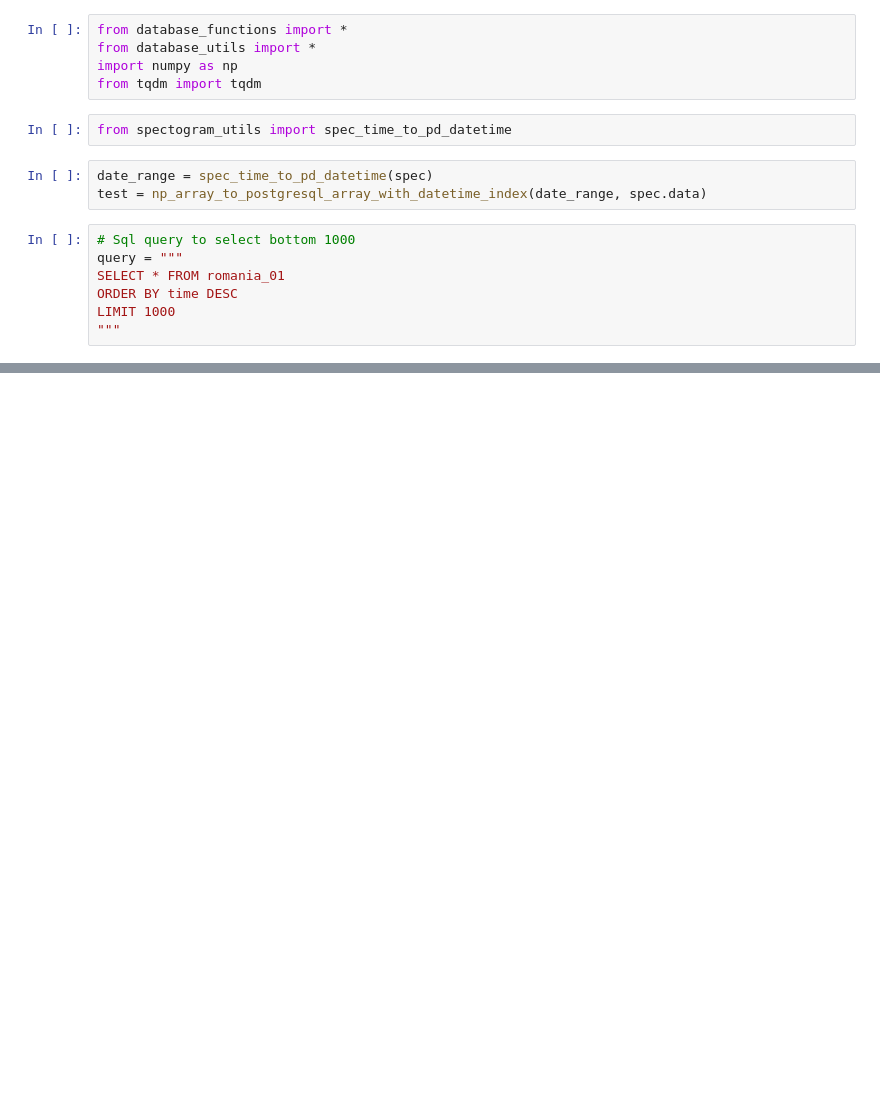
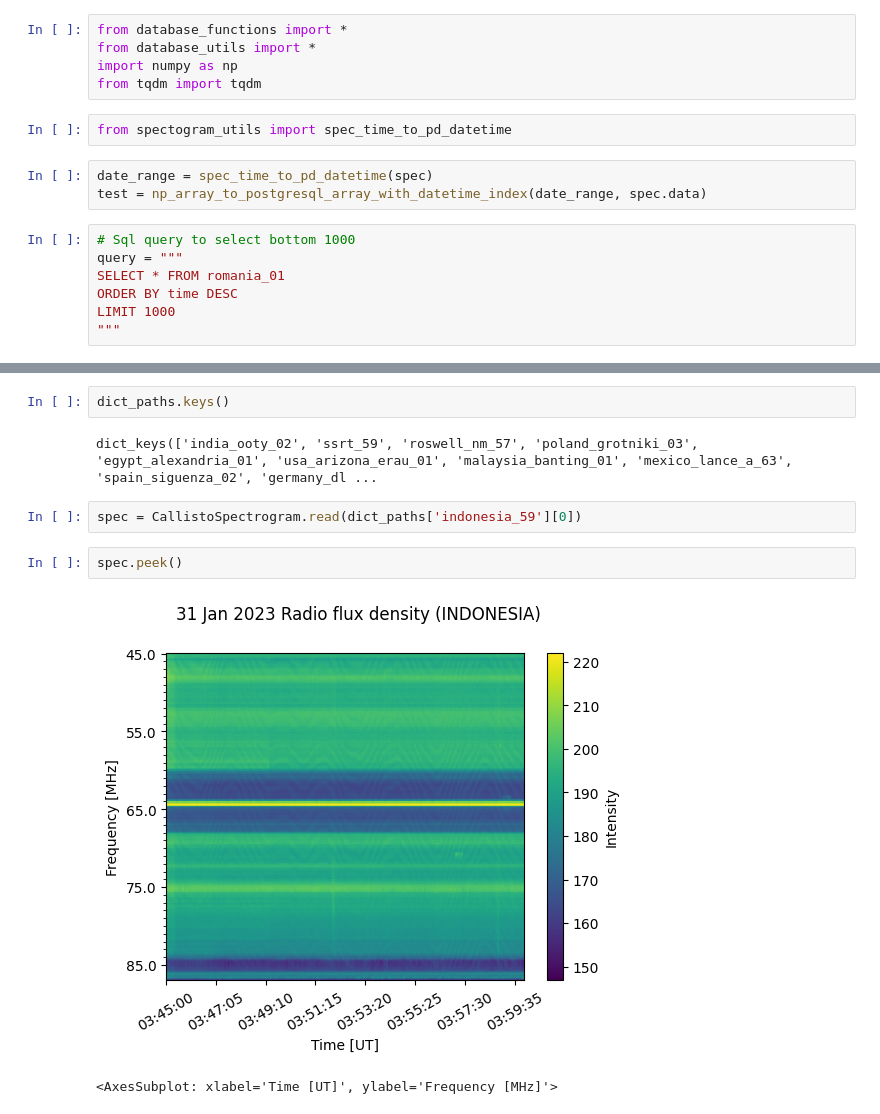
Before and after one commit to i4Ds/Radio-sunburst-labelcreation, a Jupyter notebook: database_creation.ipynb, the cells around one changed output, grey strips where cells are left out. Cells and saved outputs as stored; diff of their text form; blank space fills up the shorter version.

```diff
--- a/database_creation.ipynb
+++ b/database_creation.ipynb
@@ -76,0 +85,11 @@ add_values_to_database(dict_paths)
+# %%
+dict_paths.keys()
+# %% [output]
+dict_keys(['india_ooty_02', 'ssrt_59', 'roswell_nm_57', 'poland_grotniki_03', 'egypt_alexandria_01', 'usa_arizona_erau_01', 'malaysia_banting_01', 'mexico_lance_a_63', 'spain_siguenza_02', 'germany_dl ...
+# %%
+spec = CallistoSpectrogram.read(dict_paths['indonesia_59'][0])
+# %%
+spec.peek()
+# %% [output]
+[figure, added]
+<AxesSubplot: xlabel='Time [UT]', ylabel='Frequency [MHz]'>
```
Also changed, not shown: parts of 12 cells of this notebook, 3 other files.
